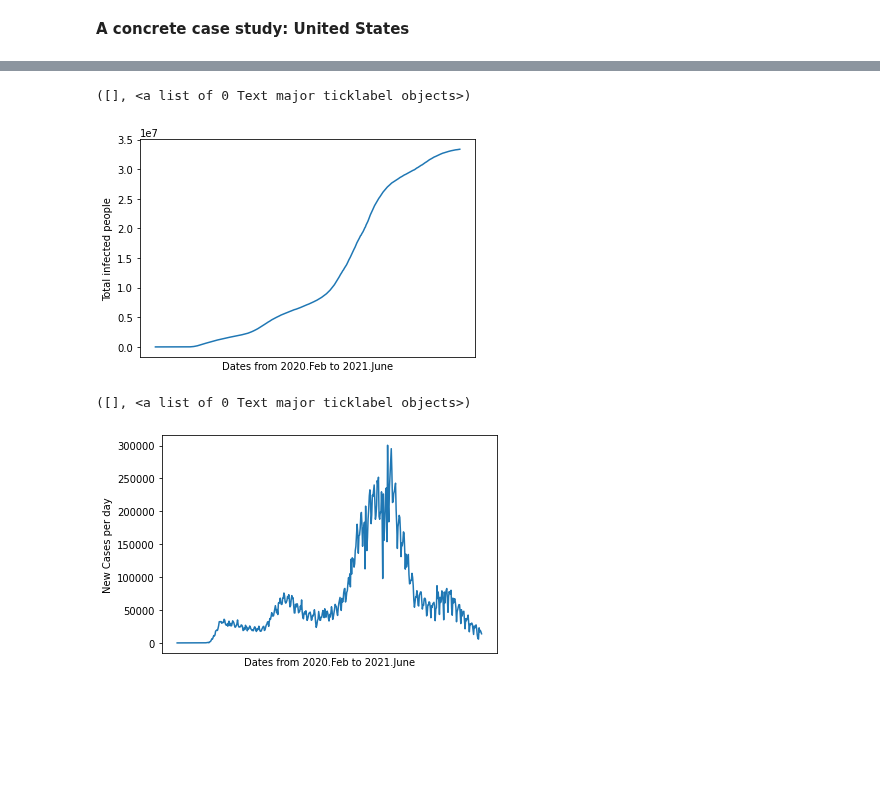
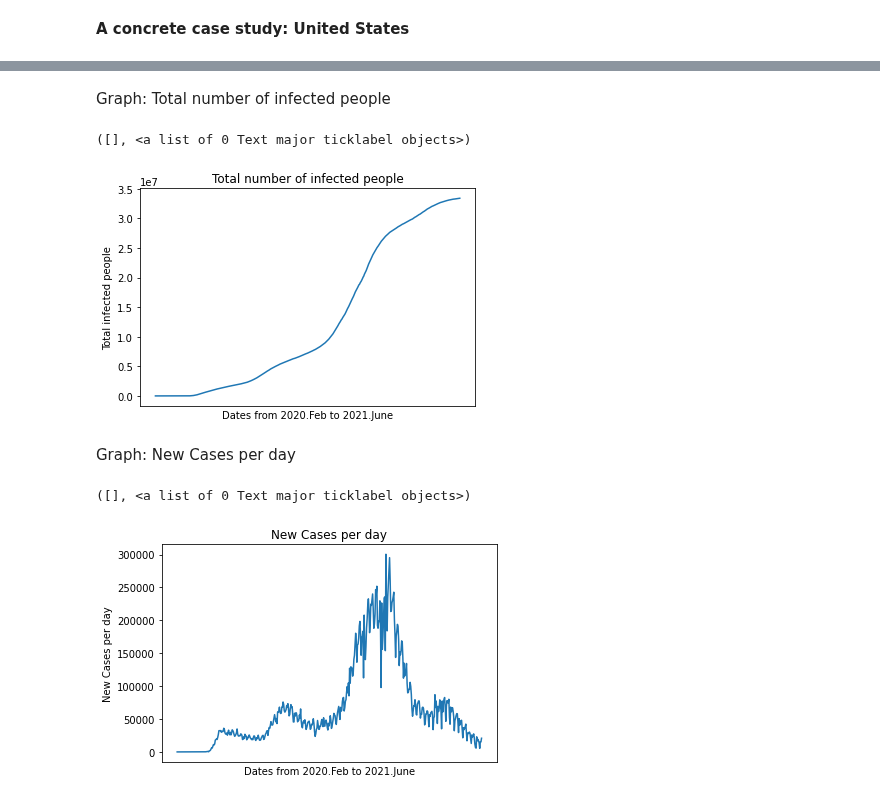
Before and after one commit to Codelerious/Covid19-Analytics, a Jupyter notebook: Covid_19Project.ipynb, the cells around one changed output, grey strips where cells are left out. Cells and saved outputs as stored; diff of their text form; code cells hidden in the pictures; blank space fills up the shorter version.

```diff
--- a/Covid_19Project.ipynb
+++ b/Covid_19Project.ipynb
@@ -111,16 +121,23 @@ len(df_us)
+# %% [markdown]
+Graph: Total number of infected people
 # %%
+
 plt.plot(df_us['date'],df_us['total_cases'])
 plt.xlabel('Dates from 2020.Feb to 2021.June')
 plt.ylabel('Total infected people')
+plt.title('Total number of infected people')
 plt.xticks([])
 # %% [output]
 ([], <a list of 0 Text major ticklabel objects>)
-[figure, old version]
+[figure, new version]
+# %% [markdown]
+Graph: New Cases per day
 # %%
 plt.plot(df_us['date'],df_us['new_cases'])
 plt.xlabel('Dates from 2020.Feb to 2021.June')
 plt.ylabel('New Cases per day')
+plt.title('New Cases per day')
 plt.xticks([])
 # %% [output]
 ([], <a list of 0 Text major ticklabel objects>)
-[figure, old version]
+[figure, new version]
```
Also changed, not shown: parts of 38 cells of this notebook.
